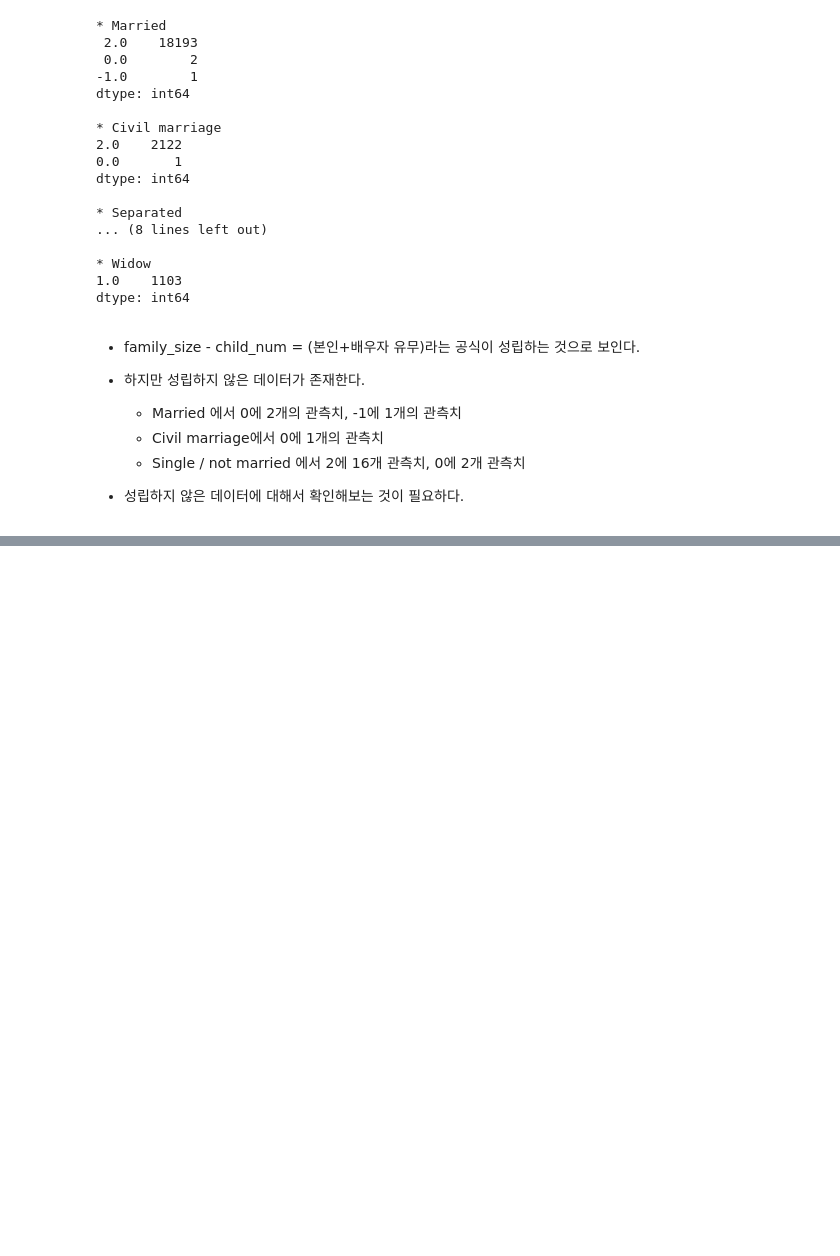
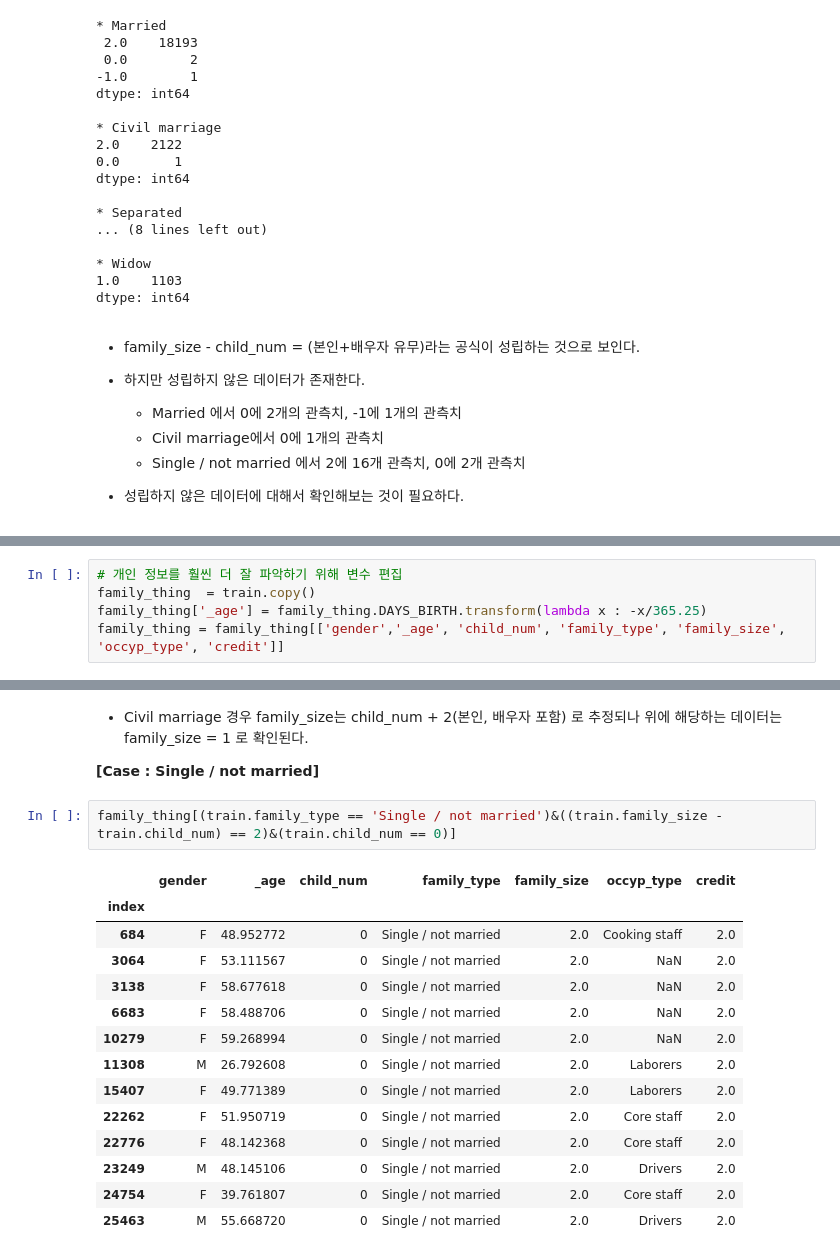
Before and after one commit to Gangtaro/data_science_repository, a Jupyter notebook: COMPETETION_LOG/DACON_210405_credit/dacon_credit_project.ipynb, the cells around one changed output, grey strips where cells are left out. Drawn from its saved outputs; the diff is of its cells as text; blank space fills up the shorter version.

```diff
--- a/COMPETETION_LOG/DACON_210405_credit/dacon_credit_project.ipynb
+++ b/COMPETETION_LOG/DACON_210405_credit/dacon_credit_project.ipynb
@@ -233,0 +238,5 @@ dtype: int64
+# %%
+# 개인 정보를 훨씬 더 잘 파악하기 위해 변수 편집
+family_thing  = train.copy()
+family_thing['_age'] = family_thing.DAYS_BIRTH.transform(lambda x : -x/365.25)
+family_thing = family_thing[['gender','_age', 'child_num', 'family_type', 'family_size', 'occyp_type', 'credit']]
@@ -233,0 +270,22 @@ dtype: int64
+# %% [markdown]
+- Civil marriage 경우 family_size는 child_num + 2(본인, 배우자 포함) 로 추정되나 위에 해당하는 데이터는 family_size = 1 로 확인된다.
+
+
+**[Case : Single / not married]**
+# %%
+family_thing[(train.family_type == 'Single / not married')&((train.family_size - train.child_num) == 2)&(train.child_num == 0)]
+# %% [output]
+|  | gender | _age | child_num | family_type | family_size | occyp_type | credit |
+| index |  |  |  |  |  |  |  |
+| 684 | F | 48.952772 | 0 | Single / not married | 2.0 | Cooking staff | 2.0 |
+| 3064 | F | 53.111567 | 0 | Single / not married | 2.0 | NaN | 2.0 |
+| 3138 | F | 58.677618 | 0 | Single / not married | 2.0 | NaN | 2.0 |
+| 6683 | F | 58.488706 | 0 | Single / not married | 2.0 | NaN | 2.0 |
+| 10279 | F | 59.268994 | 0 | Single / not married | 2.0 | NaN | 2.0 |
+| 11308 | M | 26.792608 | 0 | Single / not married | 2.0 | Laborers | 2.0 |
+| 15407 | F | 49.771389 | 0 | Single / not married | 2.0 | Laborers | 2.0 |
+| 22262 | F | 51.950719 | 0 | Single / not married | 2.0 | Core staff | 2.0 |
+| 22776 | F | 48.142368 | 0 | Single / not married | 2.0 | Core staff | 2.0 |
+| 23249 | M | 48.145106 | 0 | Single / not married | 2.0 | Drivers | 2.0 |
+| 24754 | F | 39.761807 | 0 | Single / not married | 2.0 | Core staff | 2.0 |
+| 25463 | M | 55.668720 | 0 | Single / not married | 2.0 | Drivers | 2.0 |
```
Also changed, not shown: parts of 9 cells of this notebook, 1 other file.
